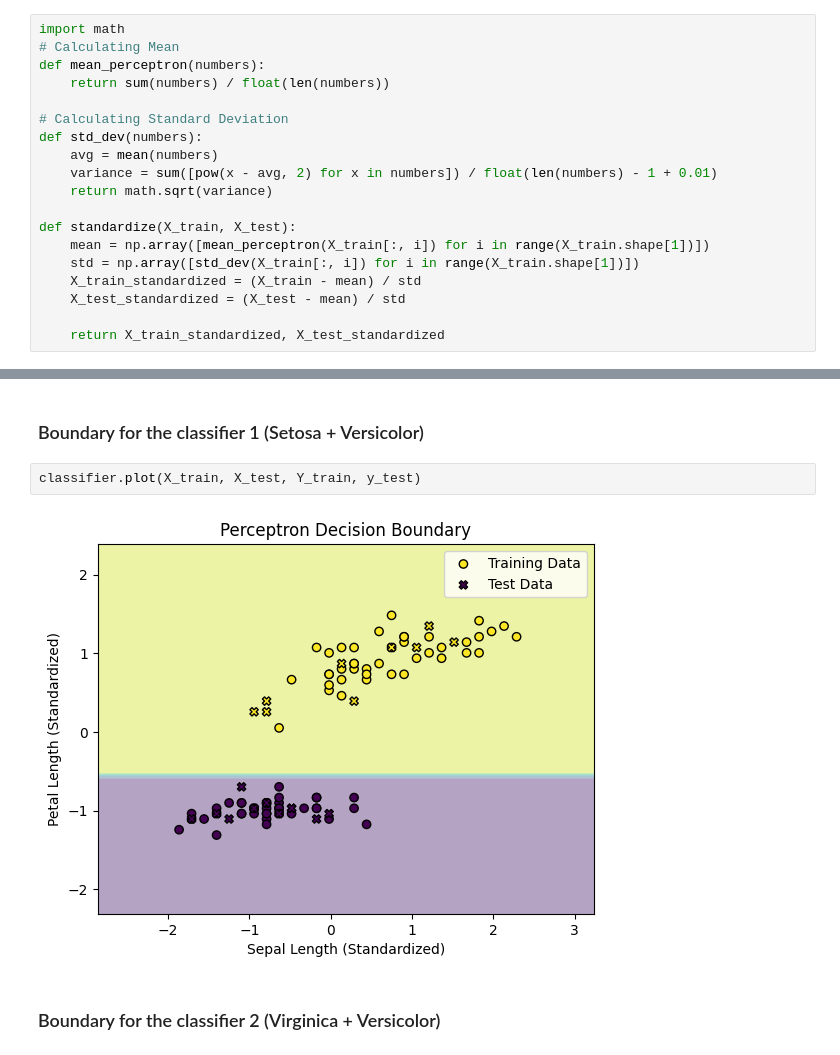
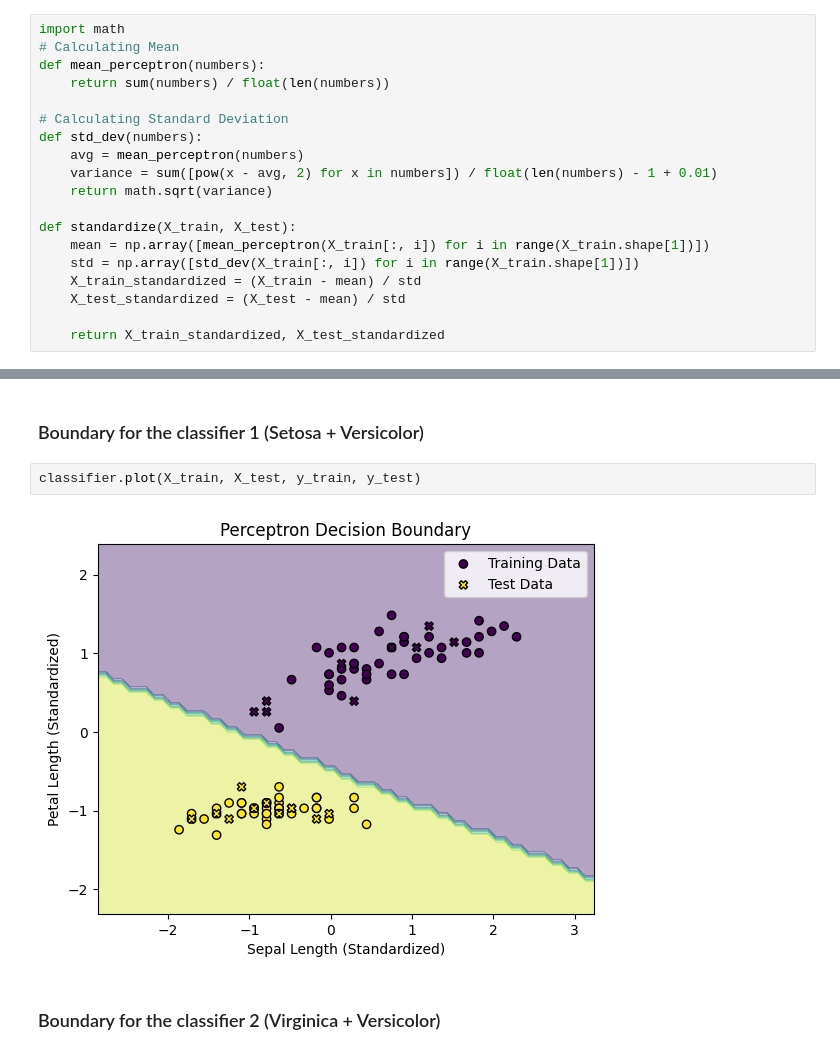
Before and after one commit to ignitewala/perceptrons-neural-network, a Jupyter notebook: perceptrons_model/perceptron_scratch.ipynb, the cells around one changed output, grey strips where cells are left out. Drawn from its saved outputs; the diff is of its cells as text.

```diff
--- a/perceptrons_model/perceptron_scratch.ipynb
+++ b/perceptrons_model/perceptron_scratch.ipynb
@@ -266,7 +265,7 @@ def mean_perceptron(numbers):
 
 # Calculating Standard Deviation
 def std_dev(numbers):
-    avg = mean(numbers)
+    avg = mean_perceptron(numbers)
     variance = sum([pow(x - avg, 2) for x in numbers]) / float(len(numbers) - 1 + 0.01)
     return math.sqrt(variance)
 
@@ -366,9 +365,9 @@ Sklearn Accuracy (Virginica + Versicolor) =  90.0
 # %% [markdown]
 ### Boundary for the classifier 1 (Setosa + Versicolor)
 # %%
-classifier.plot(X_train, X_test, Y_train, y_test)
+classifier.plot(X_train, X_test, y_train, y_test)
 # %% [output]
-[figure, old version]
+[figure, new version]
 # %% [markdown]
 ### Boundary for the classifier 2 (Virginica + Versicolor)
 # %%
```
Also changed, not shown: parts of 10 cells of this notebook.
